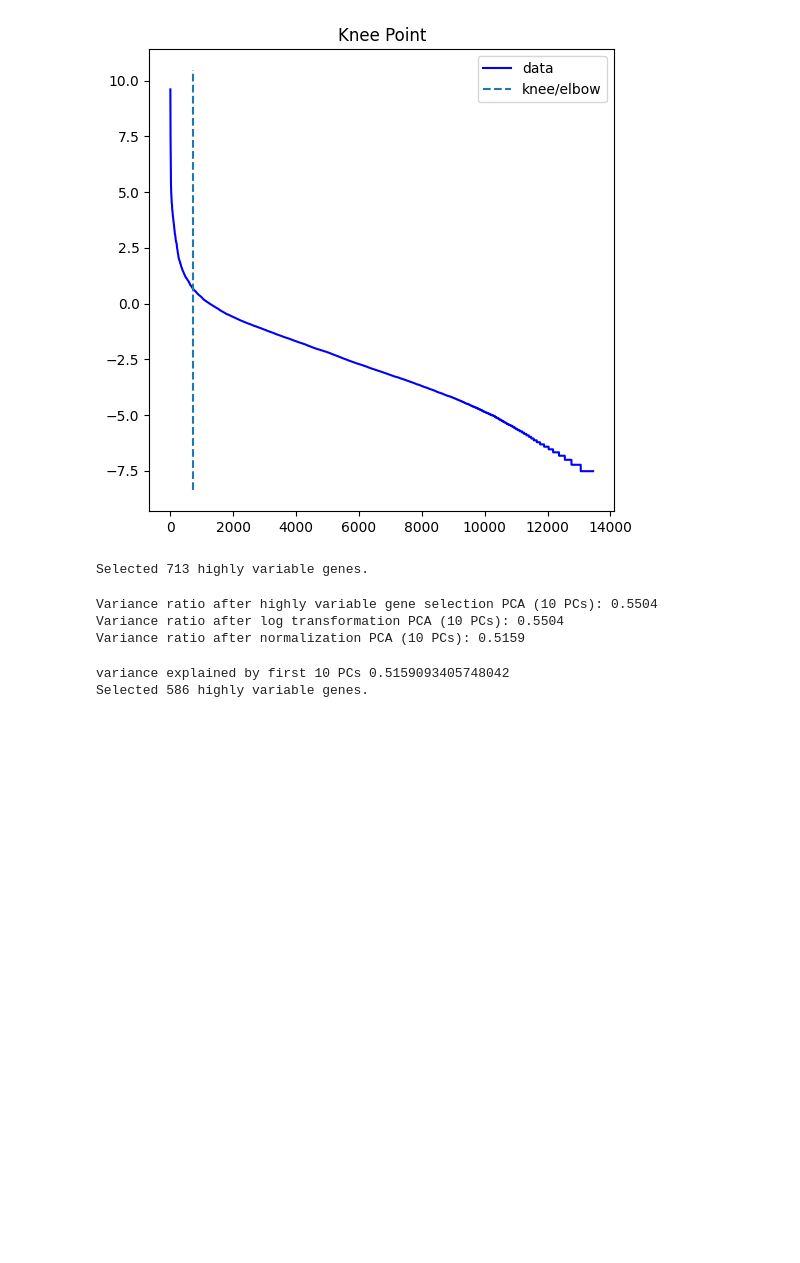
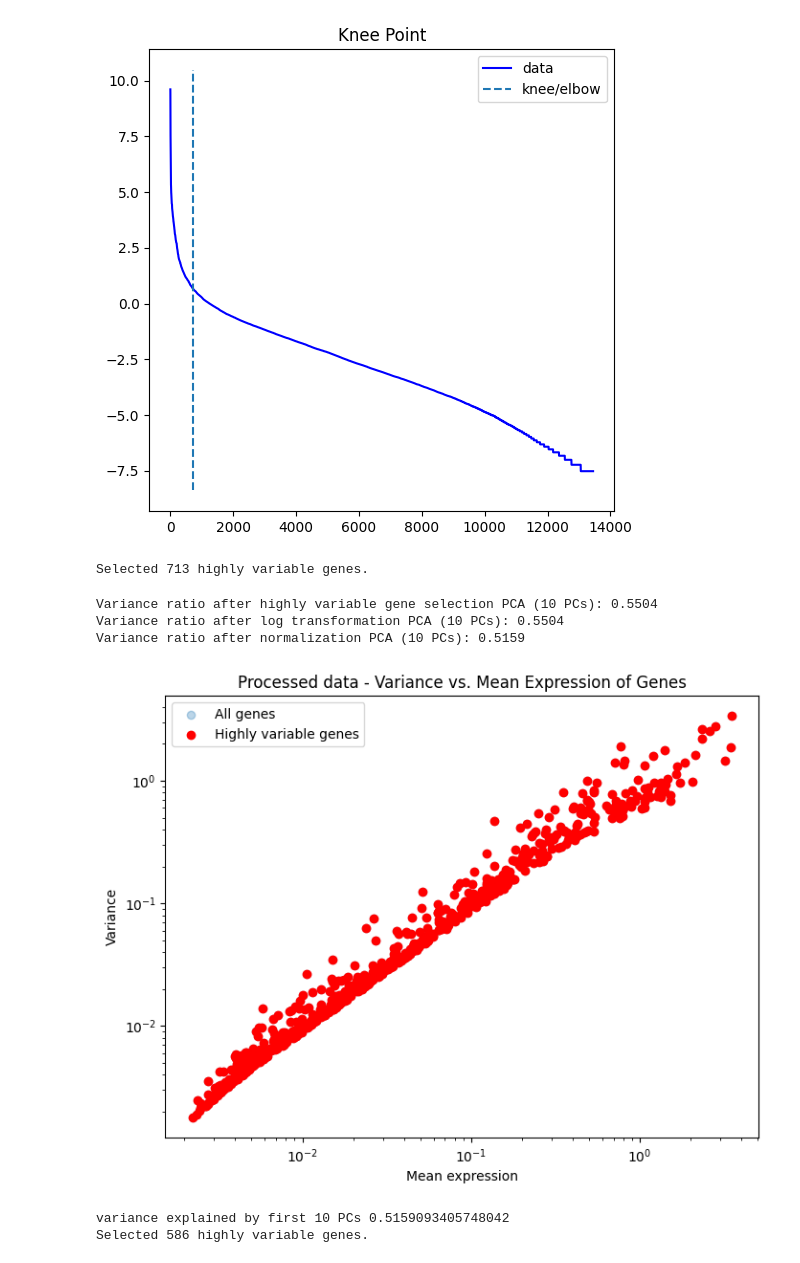
Before and after one commit to reformist/Mapping-scRNA-seq-Variability-Using-Co-Embedding-to-Understand-Cell-Neighborhood-Effects, a Jupyter notebook: CODEX_RNA_seq/preprocess_real_dataset.ipynb, the cells around one changed output. Cells and saved outputs as stored; diff of their text form; code cells hidden in the pictures; blank space fills up the shorter version.

```diff
--- a/CODEX_RNA_seq/preprocess_real_dataset.ipynb
+++ b/CODEX_RNA_seq/preprocess_real_dataset.ipynb
@@ -173,7 +173,7 @@ if plot_flag:
 # plt.legend()
 # plt.show()
 # %%
-variances_sorted = np.sort(adata_1.var['variances'])[::-1]
+variances_sorted = np.sort(adata_rna.var['variances'])[::-1]
 
 if plot_flag:
     plt.figure(figsize=(8, 6))
@@ -197,10 +197,24 @@ if plot_flag:
 <Figure size 640x480 with 0 Axes>
 [figure]
 # %%
-adata_1 = preprocess_rna(adata_1,n_top_genes=kneedle.knee)
+adata_rna = preprocess_rna(adata_rna,n_top_genes=kneedle.knee)
+if plot_flag:
+    plt.figure(figsize=(8, 6))
+    plt.scatter(adata_rna.var['means'], adata_rna.var['variances'], alpha=0.3, label='All genes')
+    plt.scatter(adata_rna.var['means'][adata_rna.var['highly_variable']],
+                adata_rna.var['variances'][adata_rna.var['highly_variable']],
+                color='red', label='Highly variable genes')
+    plt.xlabel('Mean expression')
+    plt.ylabel('Variance')
+    plt.xscale('log')
+    plt.yscale('log')
+    plt.legend()
+    plt.title('Processed data - Variance vs. Mean Expression of Genes')
+    plt.show()
 # %% [output]
 Selected 713 highly variable genes.
 Variance ratio after highly variable gene selection PCA (10 PCs): 0.5504
 Variance ratio after log transformation PCA (10 PCs): 0.5504
 Variance ratio after normalization PCA (10 PCs): 0.5159
+[figure, added]
 # %%
```
Also changed, not shown: parts of 18 cells of this notebook.
